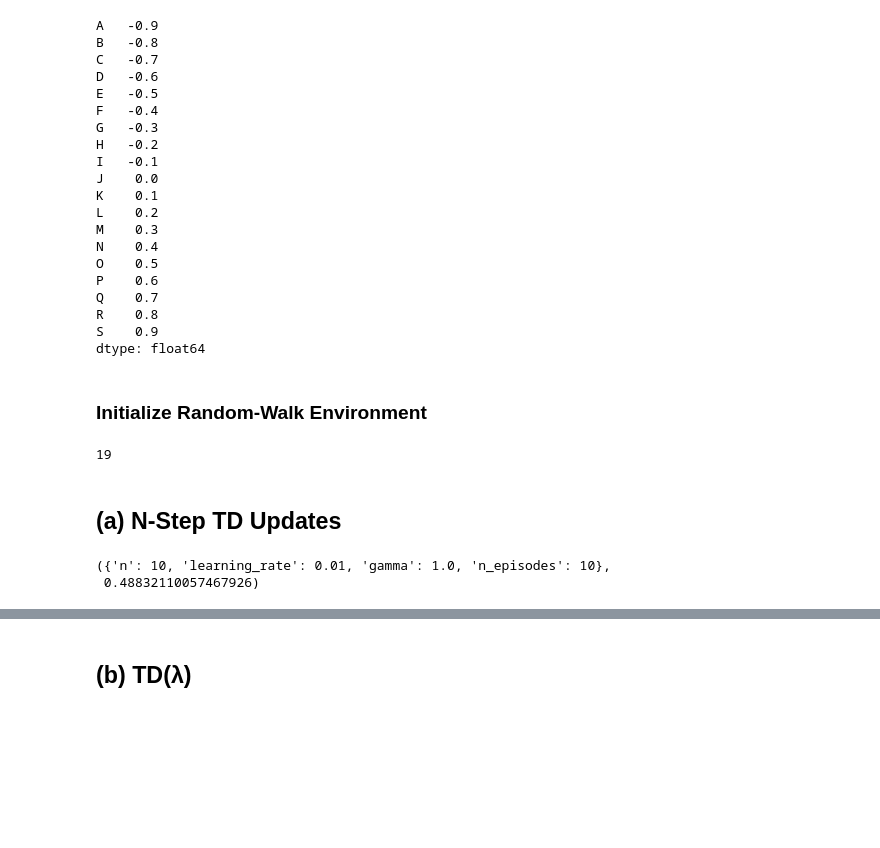
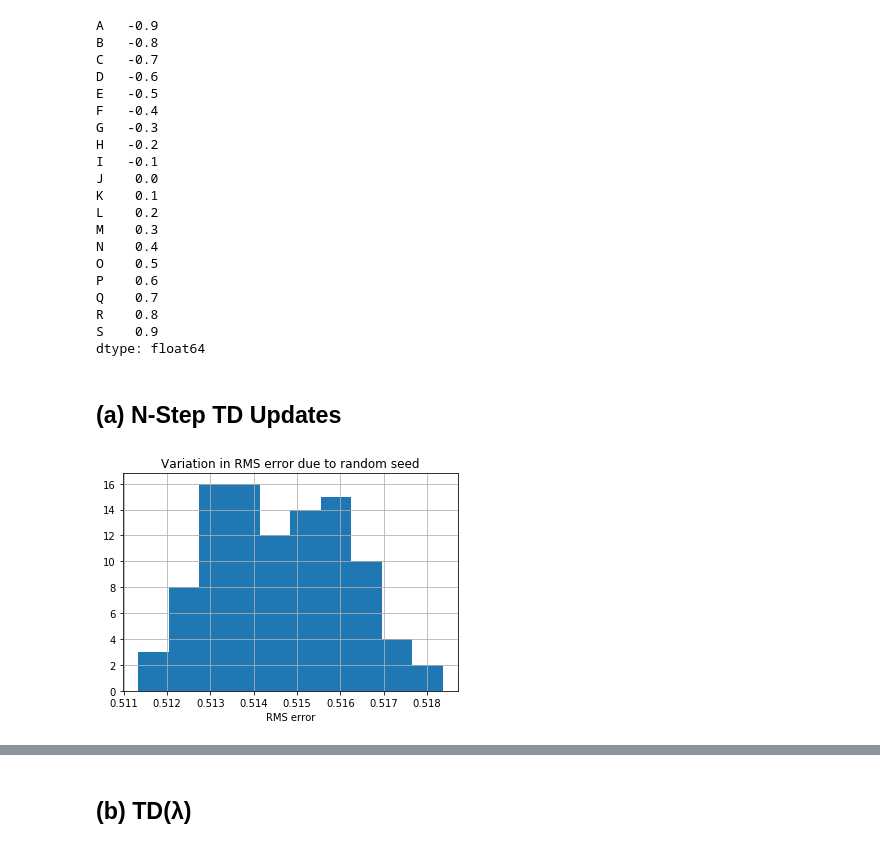
Before and after one commit to billtubbs/game-learner, a Jupyter notebook: Development-of-TD-Lambda-algorithm.ipynb, the cells around one changed output, grey strips where cells are left out. Drawn from its saved outputs; the diff is of its cells as text; code cells hidden in the pictures; blank space fills up the shorter version.

```diff
--- a/Development-of-TD-Lambda-algorithm.ipynb
+++ b/Development-of-TD-Lambda-algorithm.ipynb
@@ -806,20 +810,12 @@ Q    0.7
 R    0.8
 S    0.9
 dtype: float64
-# %% [markdown]
-### Initialize Random-Walk Environment
-# %%
-game = RandomWalkGame(size=19, terminal_rewards={'T1': -1.0, 'T2': 1.0})
-n_states = len(game.states) - len(game.terminal_states)
-n_states
-# %% [output]
-19
 # %% [markdown]
 ## (a) N-Step TD Updates
 # %%
 def run_random_walk_with_n_step_td(n=10, learning_rate=0.01, gamma=1.0,
                                    n_episodes=10, n_reps=1, initial_value=0.0,
-                                   size=19, seed=1, show=False):
+                                   size=19, seed=None, show=False):
     """Run n_episodes of random walk and calculate the root-
     mean-squared errror of the value function after the
     last episode.  If n_reps > 1 then the experiment is
@@ -831,12 +827,13 @@ def run_random_walk_with_n_step_td(n=10, learning_rate=0.01, gamma=1.0,
     game = RandomWalkGame(size=size, terminal_rewards=terminal_rewards)
     role = 1
 
-    # Random number generator
+    # Dedicated random number generator
     rng = random.Random(seed)
 
     # Repeat n_reps times
     rms_errors = []
     for repetition in range(n_reps):
+
         # Initialise value function
         value_function = {
             s: 0.0 if s in game.terminal_states else initial_value
@@ -883,11 +880,14 @@ def run_random_walk_with_n_step_td(n=10, learning_rate=0.01, gamma=1.0,
                 td_n_step_update(n, value_function, prev_states, prev_rewards,
                                  tau, gamma, learning_rate, t_max=t)
 
+            # Average RMS error at end of each episode
+            values = np.array(list(value_function.values())[1:size+1])
+            rms_error = calculate_rms_error(values, true_values)
+            rms_errors.append(rms_error)
+
         # All episodes complete
-        values = np.array(list(value_function.values())[1:size+1])
-        rms_error = calculate_rms_error(values, true_values)
-        rms_errors.append(rms_error)
 
+    # All repetitions complete
     avg_rms_error = np.array(rms_errors).mean()
 
     # Return param values
@@ -900,10 +900,22 @@ def run_random_walk_with_n_step_td(n=10, learning_rate=0.01, gamma=1.0,
 
     return params, avg_rms_error
 
+
 # Test
-run_random_walk_with_n_step_td()
+for i in range(2):
+    # Check repeatable
+    params, rms_error = run_random_walk_with_n_step_td(seed=1)
+    assert rms_error == 0.5141101659166417
-# %% [output]
-({'n': 10, 'learning_rate': 0.01, 'gamma': 1.0, 'n_episodes': 10},
- 0.48832110057467926)
+# %%
+errors = []
+for seed in range(100):
+    params, rms_error = run_random_walk_with_n_step_td(seed=seed)
+    errors.append(rms_error)
+pd.Series(errors, name='RMS error').hist()
+plt.title('Variation in RMS error due to random seed')
+plt.xlabel('RMS error')
+plt.show()
+# %% [output]
+[figure, added]
 # %%
 # Run many repetitions with varying parameter values
```
Also changed, not shown: parts of 17 cells of this notebook.
